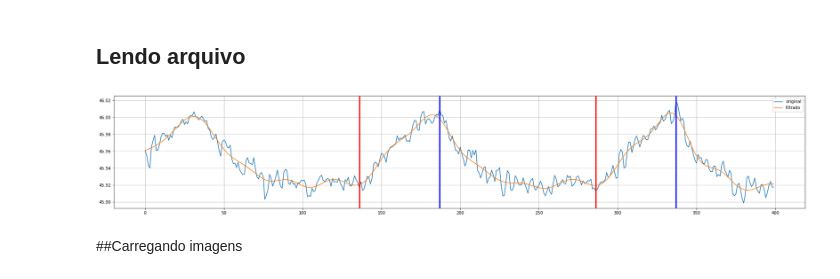
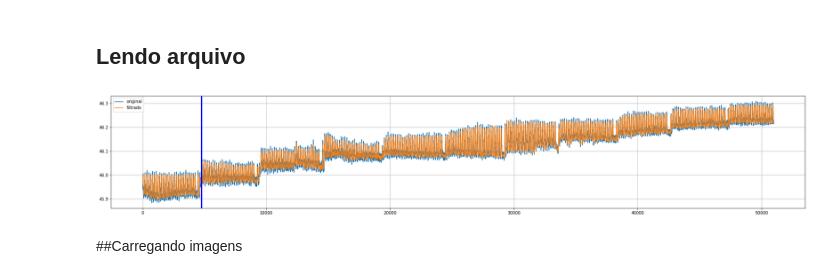
Before and after one commit to henriquehorton/Python_aprendendo, a Jupyter notebook: agoritmo_deteccao_ptx.ipynb, the cells around one changed output. Cells and saved outputs as stored; diff of their text form; code cells hidden in the pictures.

```diff
--- a/agoritmo_deteccao_ptx.ipynb
+++ b/agoritmo_deteccao_ptx.ipynb
@@ -53,21 +53,22 @@ data_filtrado = data_filter(data_filtrado, fs=2)
 ins_marks = [idx for idx,x in enumerate(data.ins_mark) if x != 0]
 exp_marks = [idx for idx,x in enumerate(data.exp_mark) if x != 0]
 # %%
-numbers_frames = 400
+intervalo_max = 50000 + 1000
+intervalo_min = 000 - 1000
 plt.figure(figsize=(30,5))
-plt.plot(data.plets[:numbers_frames],label='original')
-plt.plot(data_filtrado.plets[:numbers_frames],label='filtrado')
+plt.plot(data.plets[intervalo_min:intervalo_max],label='original')
+plt.plot(data_filtrado.plets[intervalo_min:intervalo_max],label='filtrado')
 for i in ins_marks:
   if i <= numbers_frames:
-    plt.gca().axvline(x=i, color = "red",linewidth=3)
+    plt.gca().axvline(x=4742-intervalo_min, color = "red",linewidth=3)
 for e in exp_marks:
   if e <= numbers_frames:
-    plt.gca().axvline(x=e, color = "blue",linewidth=3)
+    plt.gca().axvline(x=4742-intervalo_min, color = "blue",linewidth=3)
 plt.grid()
 plt.legend()
 plt.show()
 # %% [output]
-[figure, old version]
+[figure, new version]
 # %% [markdown]
 ##Carregando imagens
 # %%
```
Also changed, not shown: parts of 17 cells of this notebook.
